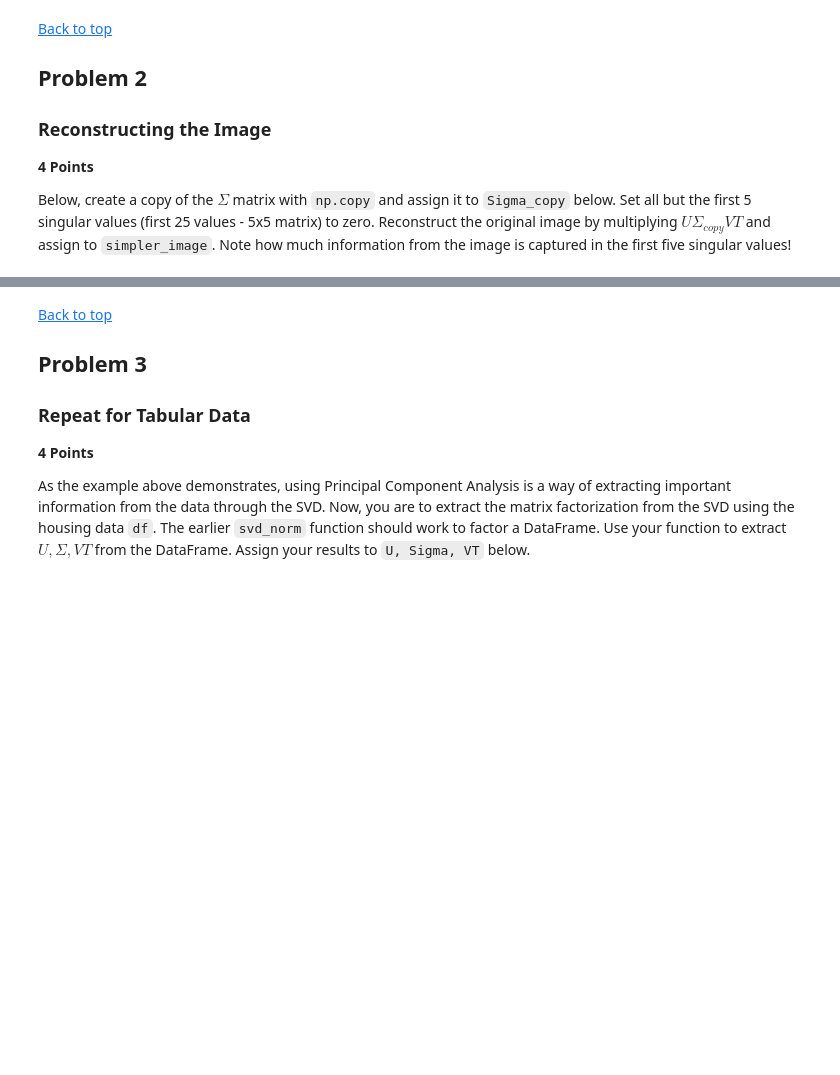
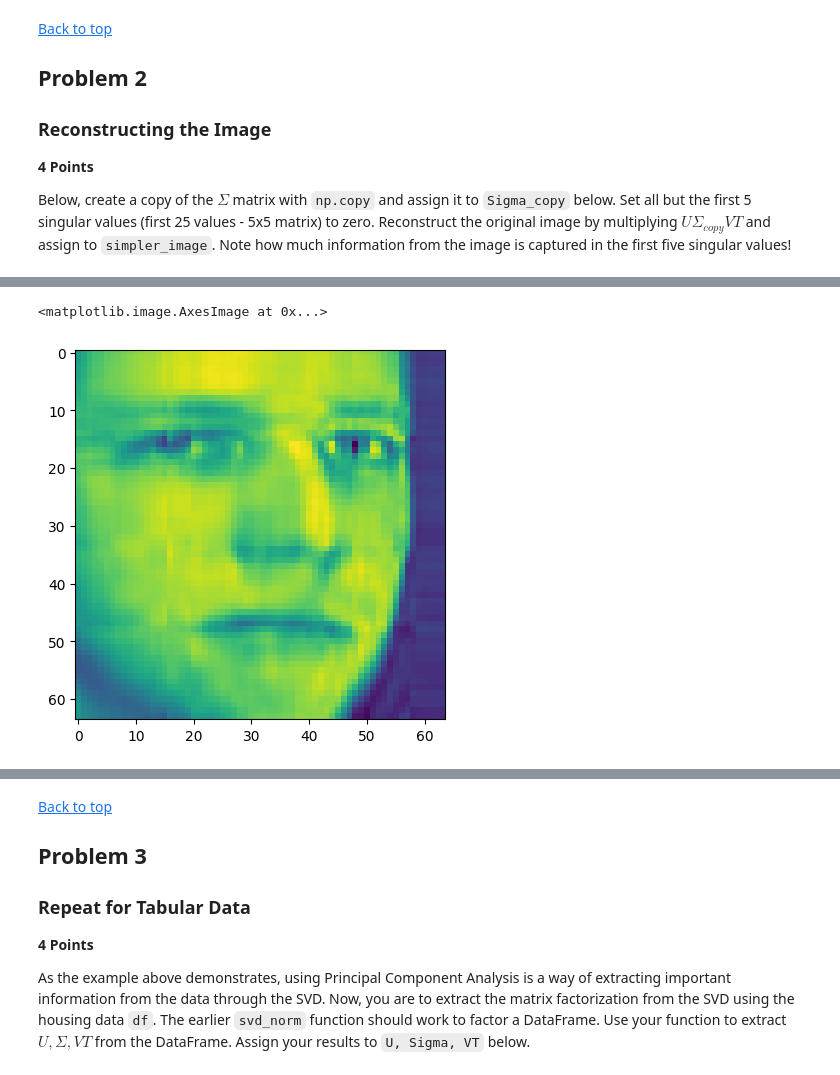
Before and after one commit to SenorMega/AI_ML-Jupyter-Notebooks, a Jupyter notebook: Module 6/coding_activity_6.2.ipynb, the cells around one changed output, grey strips where cells are left out. Cells and saved outputs as stored; diff of their text form; code cells hidden in the pictures; blank space fills up the shorter version.

```diff
--- a/Module 6/coding_activity_6.2.ipynb
+++ b/Module 6/coding_activity_6.2.ipynb
@@ -155,0 +172,8 @@ plt.title('Image Reconstructed from first 5 Singular Values');
+# %%
+Sigma_copy8 = np.copy(Sigma)
+Sigma_copy8[10:, 10:] = 0
+simpler_image = U@Sigma_copy8@VT
+plt.imshow(simpler_image)
+# %% [output]
+<matplotlib.image.AxesImage at 0x...>
+[figure, added]
```
Also changed, not shown: parts of 8 cells of this notebook, 2 other files.
